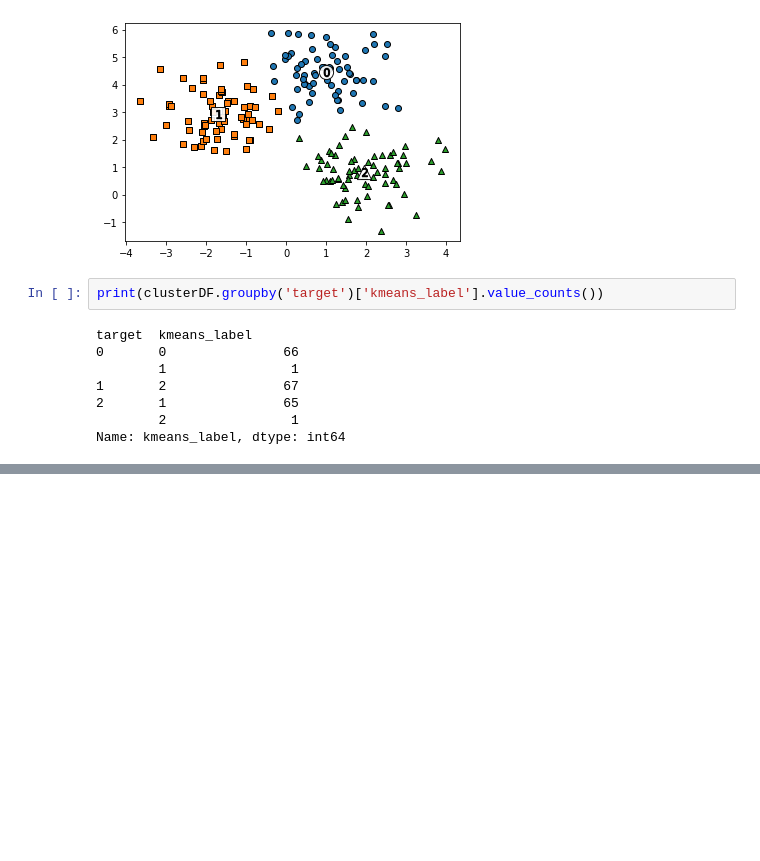
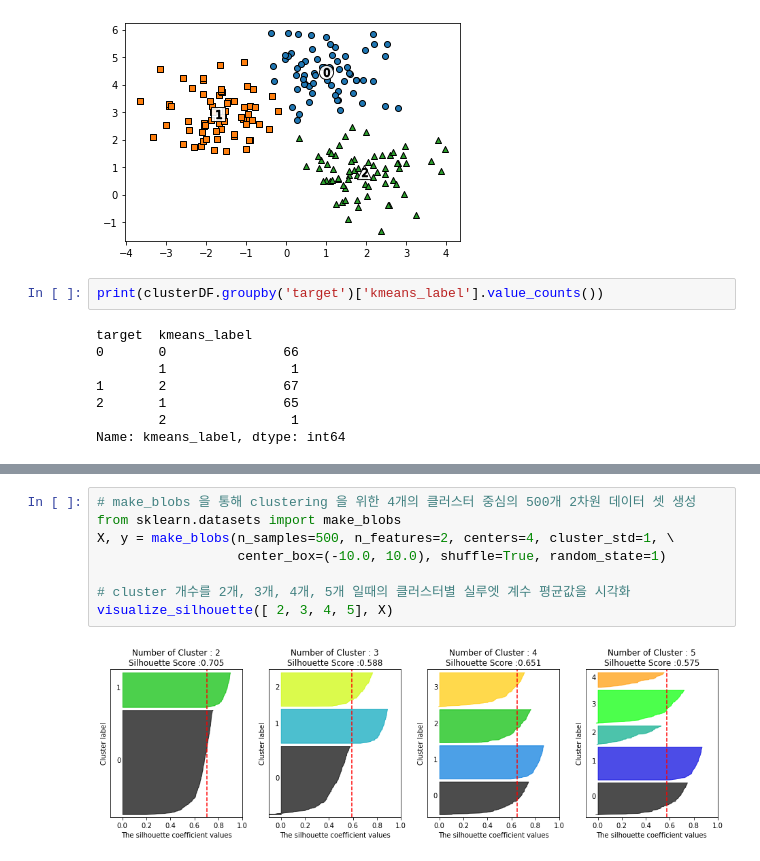
Before and after one commit to kyunakim/cakd7, a Jupyter notebook: cakd7/m6_머신러닝 알고리즘 이해 및 활용/군집분석.ipynb, the cells around one changed output, grey strips where cells are left out. Saved outputs shown, nothing was run; the diff lists cells and outputs as text; blank space fills up the shorter version.

```diff
--- a/cakd7/m6_머신러닝 알고리즘 이해 및 활용/군집분석.ipynb
+++ b/cakd7/m6_머신러닝 알고리즘 이해 및 활용/군집분석.ipynb
@@ -157,0 +295,10 @@ Name: kmeans_label, dtype: int64
+# %%
+# make_blobs 을 통해 clustering 을 위한 4개의 클러스터 중심의 500개 2차원 데이터 셋 생성
+from sklearn.datasets import make_blobs
+X, y = make_blobs(n_samples=500, n_features=2, centers=4, cluster_std=1, \
+                  center_box=(-10.0, 10.0), shuffle=True, random_state=1)
+
+# cluster 개수를 2개, 3개, 4개, 5개 일때의 클러스터별 실루엣 계수 평균값을 시각화
+visualize_silhouette([ 2, 3, 4, 5], X)
+# %% [output]
+[figure, added]
```
Also changed, not shown: parts of 10 cells of this notebook, 7 other files.
